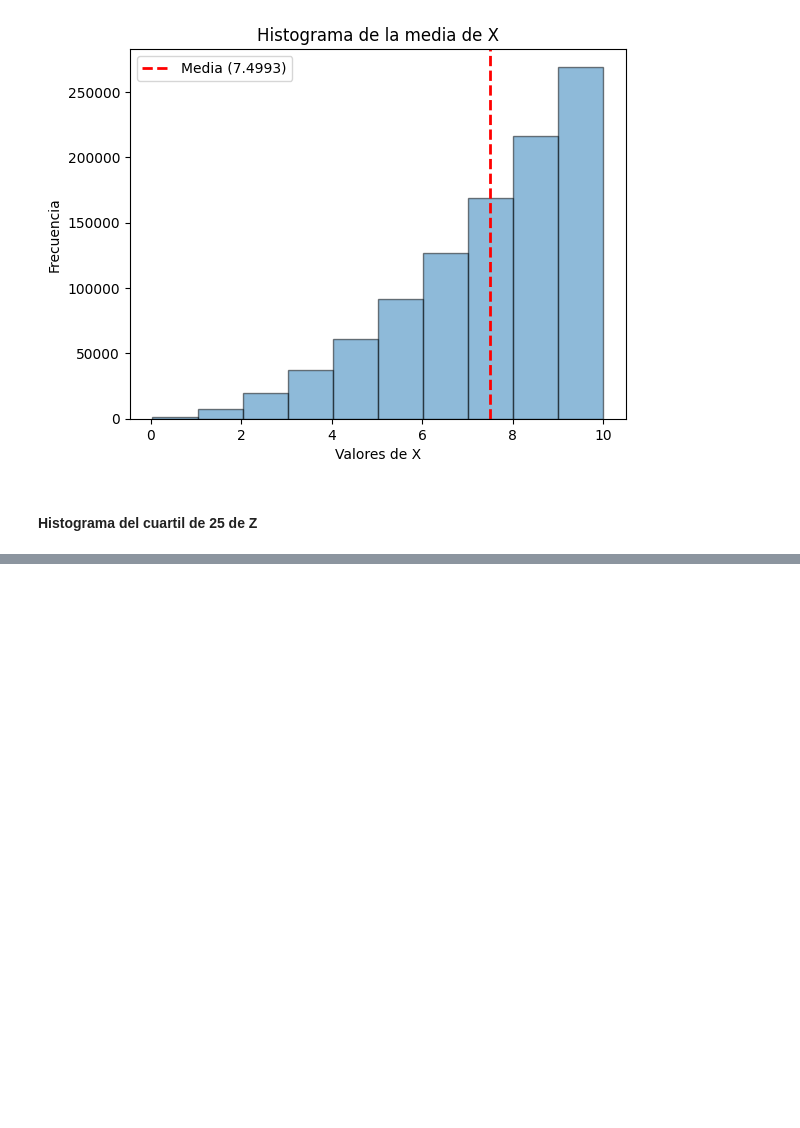
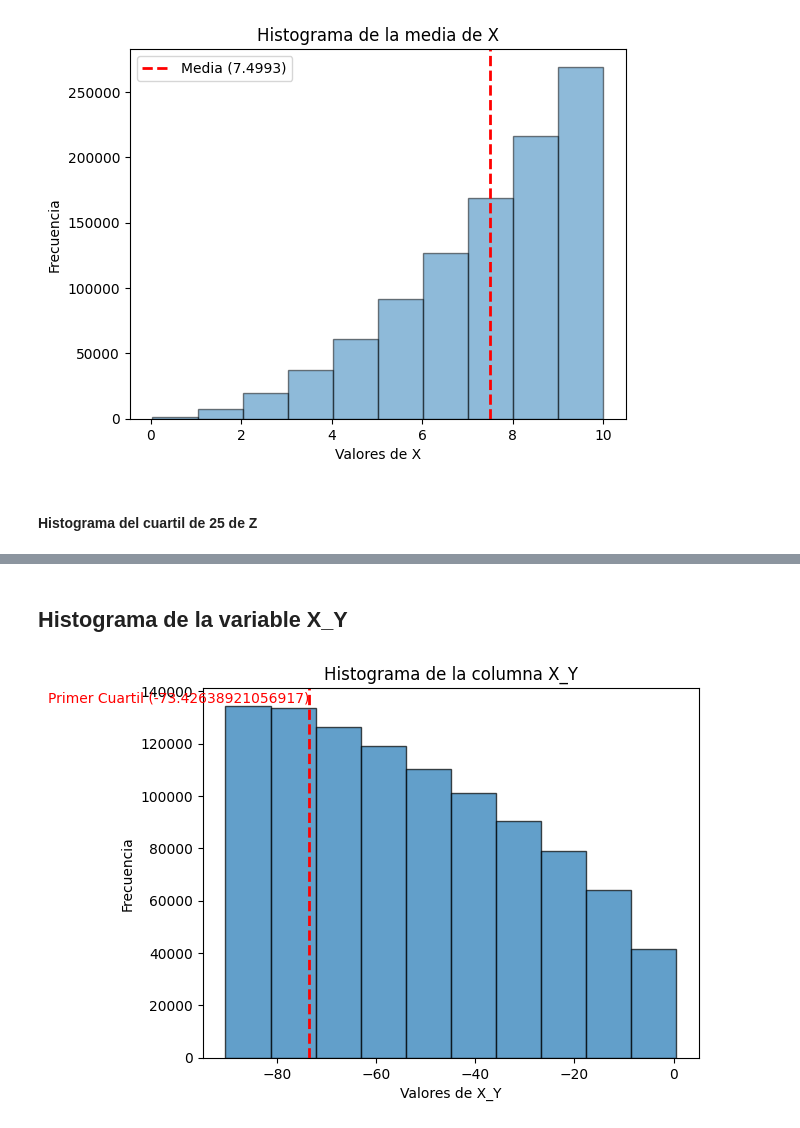
Before and after one commit to MartinPaGarcia/Developer_Personal_Projects, a Jupyter notebook: Python/Tec/Semestre 8/Ciencia de Datos/Tareas/Palomares_Martin_dataframe.ipynb, the cells around one changed output, grey strips where cells are left out. Saved outputs shown, nothing was run; the diff lists cells and outputs as text; code cells hidden in the pictures; blank space fills up the shorter version.

```diff
--- a/Python/Tec/Semestre 8/Ciencia de Datos/Tareas/Palomares_Martin_dataframe.ipynb
+++ b/Python/Tec/Semestre 8/Ciencia de Datos/Tareas/Palomares_Martin_dataframe.ipynb
@@ -78,0 +89,18 @@ plt.show()
+# %% [markdown]
+## Histograma de la variable X_Y
+# %%
+
+n, bins, patches = plt.hist(df["X_Y"], bins=10, edgecolor='black', alpha=0.7)
+plt.title("Histograma de la columna X_Y")
+plt.xlabel("Valores de X_Y")
+plt.ylabel("Frecuencia")
+
+# Pedí recomendación a chatGPT porque me saliía
+# No artists with labels found to put in legend.  Note that artists whose label start with an underscore are ignored when legend() is called with no argument.
+primer_cuartil = df["X_Y"].quantile(0.25)
+plt.axvline(primer_cuartil, color='red', linestyle='dashed', linewidth=2)
+plt.text(primer_cuartil, max(n), f'Primer Cuartil ({primer_cuartil})', verticalalignment='bottom', horizontalalignment='right', color='red')
+
+plt.show()
+# %% [output]
+[figure, added]
```
Also changed, not shown: parts of 5 cells of this notebook.
